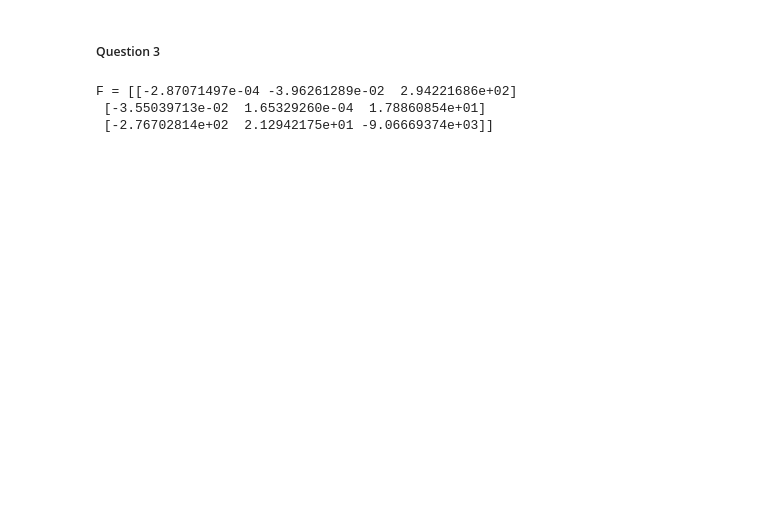
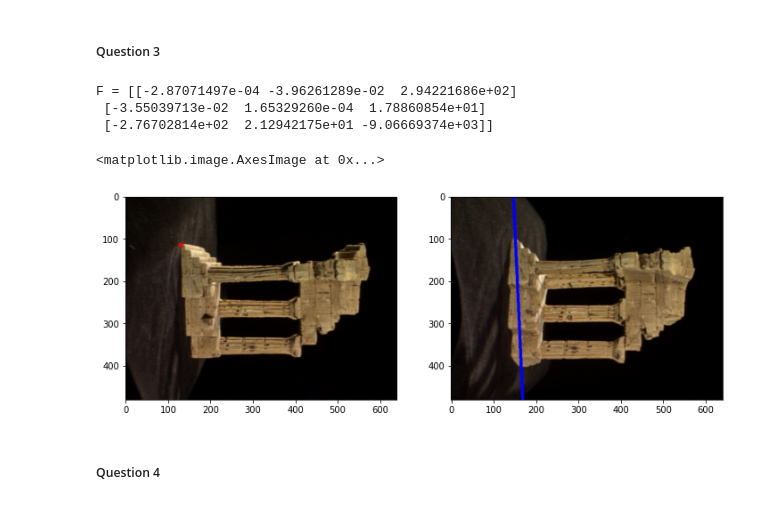
Before and after one commit to Pasindu-Manodara/Image-Processing-Home-Work-Exercise, a Jupyter notebook: Exercise_8/EX8_190095C.ipynb, the cells around one changed output. Drawn from its saved outputs; the diff is of its cells as text; code cells hidden in the pictures; blank space fills up the shorter version.

Commit message:
completed question 4

```diff
--- a/Exercise_8/EX8_190095C.ipynb
+++ b/Exercise_8/EX8_190095C.ipynb
@@ -53,33 +58,40 @@ print(P1)
 # %%
 from scipy.linalg import null_space
 def skew(x):
     x = x.ravel()
     return np.array([[0,-x[2],x[1]],[x[2],0,-x[0]],[-x[1],x[0],0]])
 
 C = null_space(P1)
 C=C*np.sign(C[0,0])
 e2 = P2 @ C
 e2x = skew(e2)
 
 F=e2x @ P2 @ np.linalg.pinv(P1)
 print('F =',F)
 
 x = np.array([130,115,1])
 cv.circle(im1,(x[0],x[1]),5,(0,0,255),-1)
 
 l2 = F @ x.T
 
 p1 = np.array([0,(l2[0]*0+l2[2])/l2[1]]).astype(int)
 p2 = np.array([500,(l2[0]*500+l2[2])/l2[1]]).astype(int)
 cv.line(im2,(p1[0],p1[1]),(p2[0],p2[1]),(255,0,0),5)
 
-cv.namedWindow('Im')
-cv.imshow('Im',im1)
-cv.waitKey(0)
-cv.imshow('Im',im2)
-cv.waitKey(0)
-cv.destroyAllWindows()
+fig,ax = plt.subplots(1,2,figsize=(12,10))
+ax[0].imshow(cv.cvtColor(im1,cv.COLOR_BGR2RGB))
+ax[1].imshow(cv.cvtColor(im2,cv.COLOR_BGR2RGB))
+# cv.namedWindow('Im')
+# cv.imshow('Im',im1)
+# cv.waitKey(0)
+# cv.imshow('Im',im2)
+# cv.waitKey(0)
+# cv.destroyAllWindows()
 # %% [output]
 F = [[-2.87071497e-04 -3.96261289e-02  2.94221686e+02]
  [-3.55039713e-02  1.65329260e-04  1.78860854e+01]
  [-2.76702814e+02  2.12942175e+01 -9.06669374e+03]]
+<matplotlib.image.AxesImage at 0x...>
+[figure, added]
+# %% [markdown]
+##### Question 4
```
Also changed, not shown: parts of 4 cells of this notebook.
